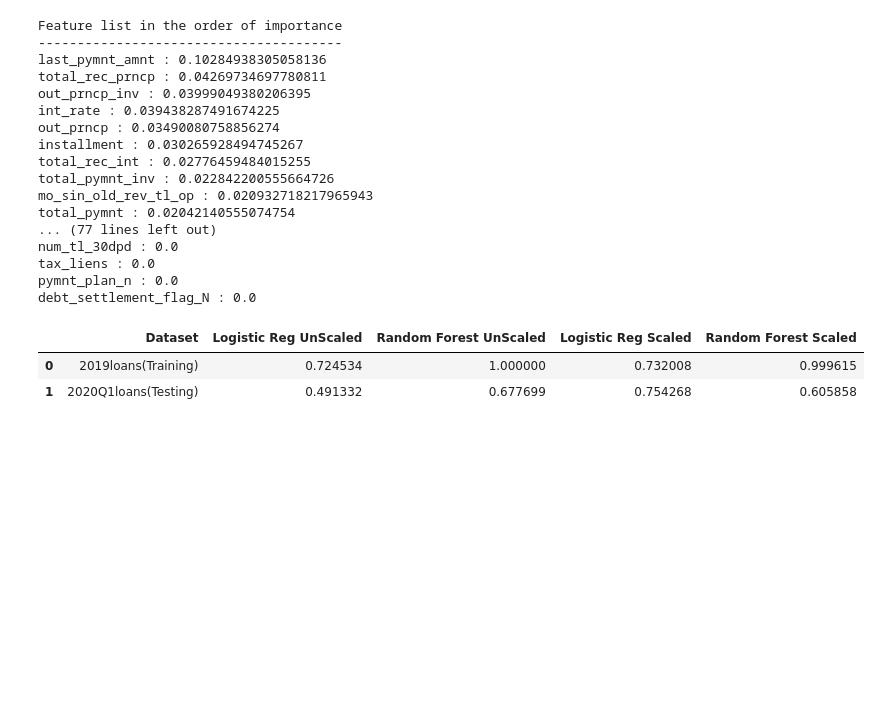
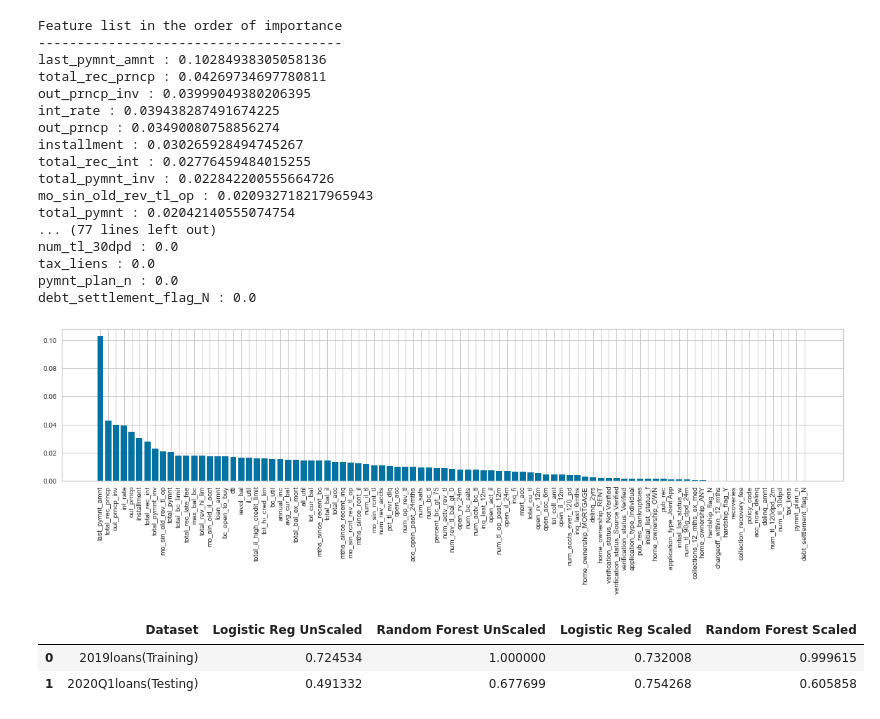
Before and after one commit to V-MalM/Predicting-Credit-Risk-Supervised-ML, a Jupyter notebook: Credit Risk Evaluator.ipynb, the cells around one changed output. Drawn from its saved outputs; the diff is of its cells as text; code cells hidden in the pictures; blank space fills up the shorter version.

```diff
--- a/Credit Risk Evaluator.ipynb
+++ b/Credit Risk Evaluator.ipynb
@@ -539,6 +539,14 @@ num_tl_30dpd : 0.0
 tax_liens : 0.0
 pymnt_plan_n : 0.0
 debt_settlement_flag_N : 0.0
+# %%
+df1 = pd.DataFrame(features_list, columns =['Feature', 'Importance'])
+plt.figure(figsize=(20,4))
+plt.bar(df1['Feature'], df1['Importance'])
+plt.xticks(rotation=90)
+plt.show()
+# %% [output]
+[figure, added]
 # %%
 final_results = pd.DataFrame(
     data={'Dataset':['2019loans(Training)', '2020Q1loans(Testing)'], \
```
